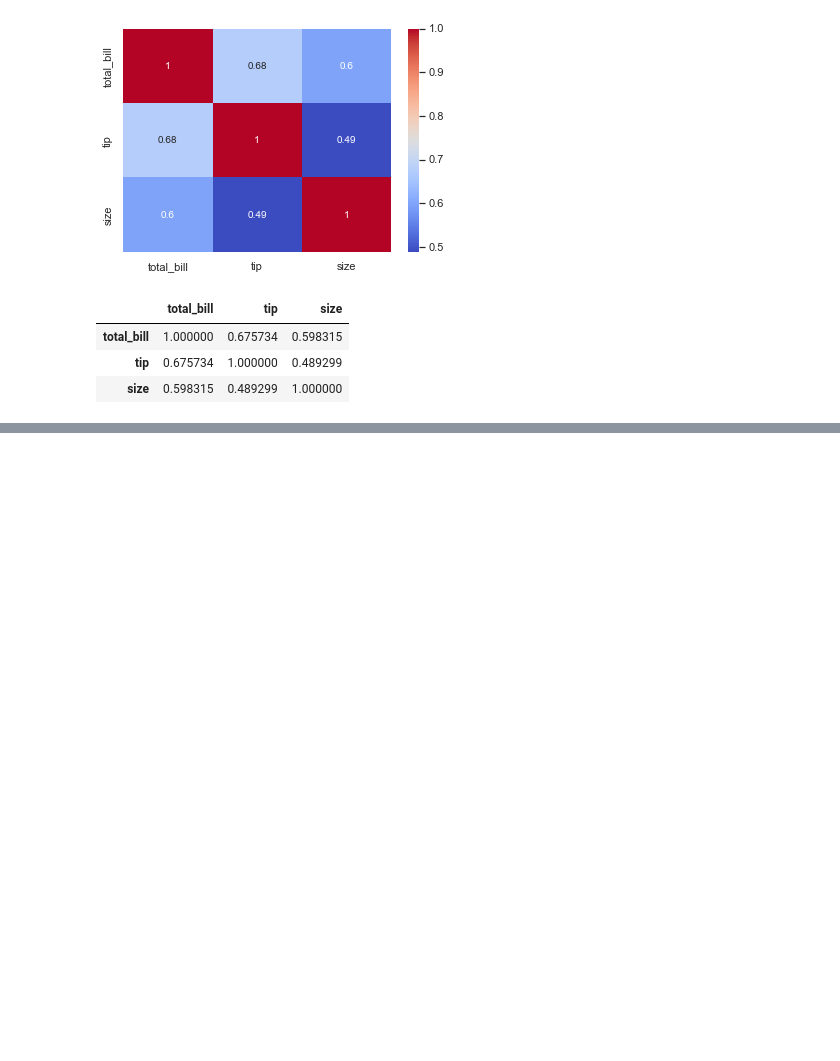
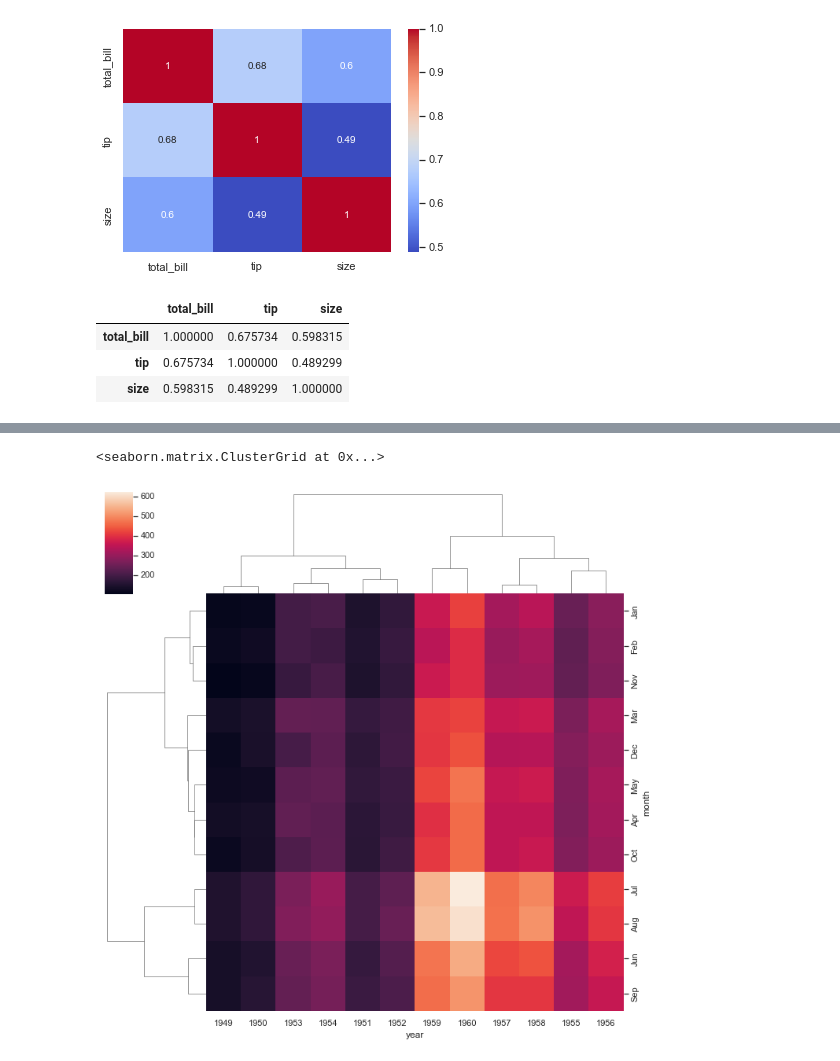
Before and after one commit to alisonjing/Udemy-Data-Science-and-ML-with-Python-course, a Jupyter notebook: 06-Data-Visualization-with-Seaborn/Section 9_Seaborn_self_practice.ipynb, the cells around one changed output, grey strips where cells are left out. Saved outputs shown, nothing was run; the diff lists cells and outputs as text; code cells hidden in the pictures; blank space fills up the shorter version.

Commit message:
Added in clustermap

```diff
--- a/06-Data-Visualization-with-Seaborn/Section 9_Seaborn_self_practice.ipynb
+++ b/06-Data-Visualization-with-Seaborn/Section 9_Seaborn_self_practice.ipynb
@@ -298,0 +299,6 @@ sns.heatmap(fp, cmap='coolwarm', linecolor='black', linewidth=3)
+# %%
+#clustermap
+sns.clustermap(fp)
+# %% [output]
+<seaborn.matrix.ClusterGrid at 0x...>
+[figure, added]
```
Also changed, not shown: parts of 12 cells of this notebook.
